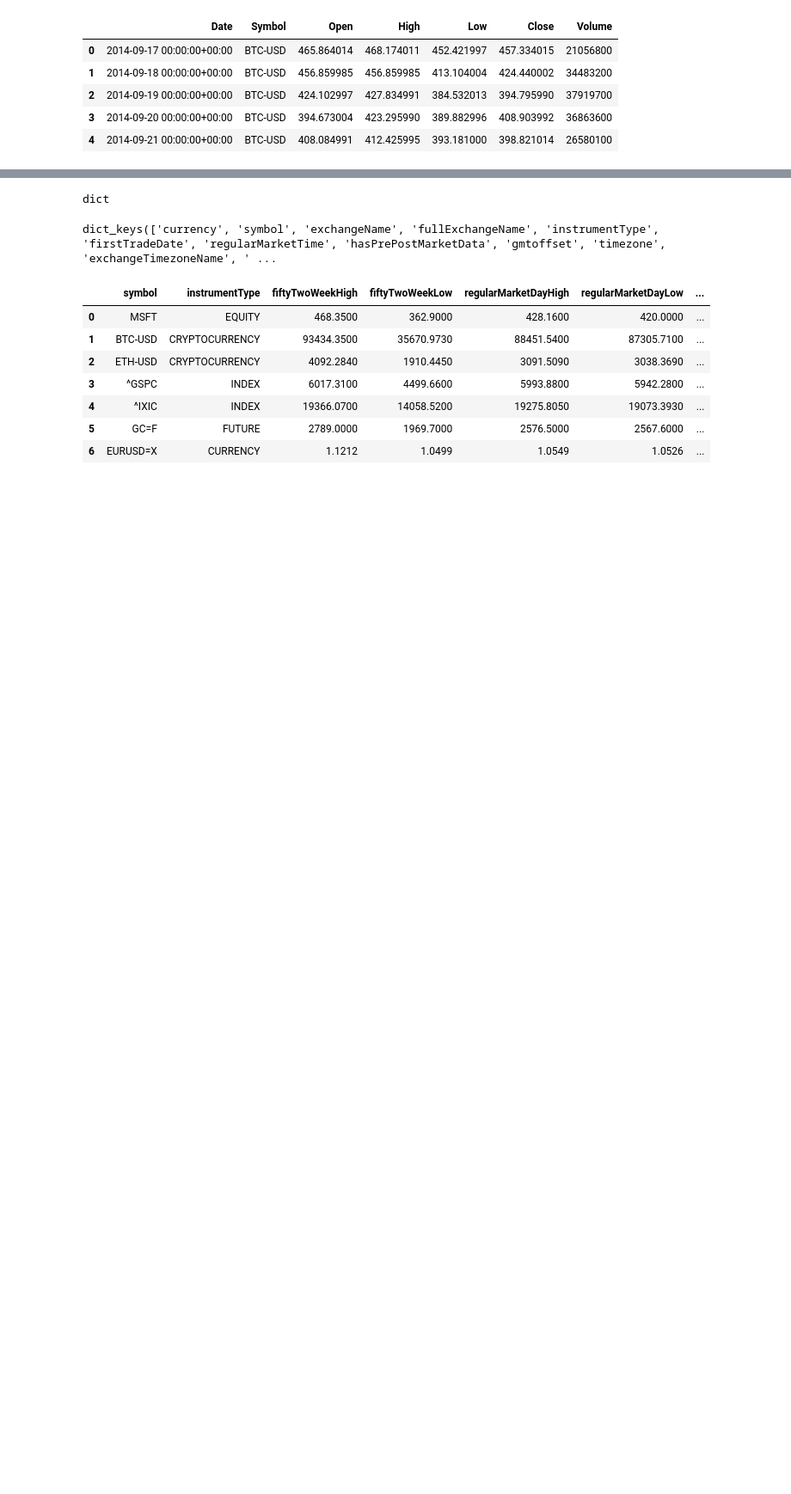
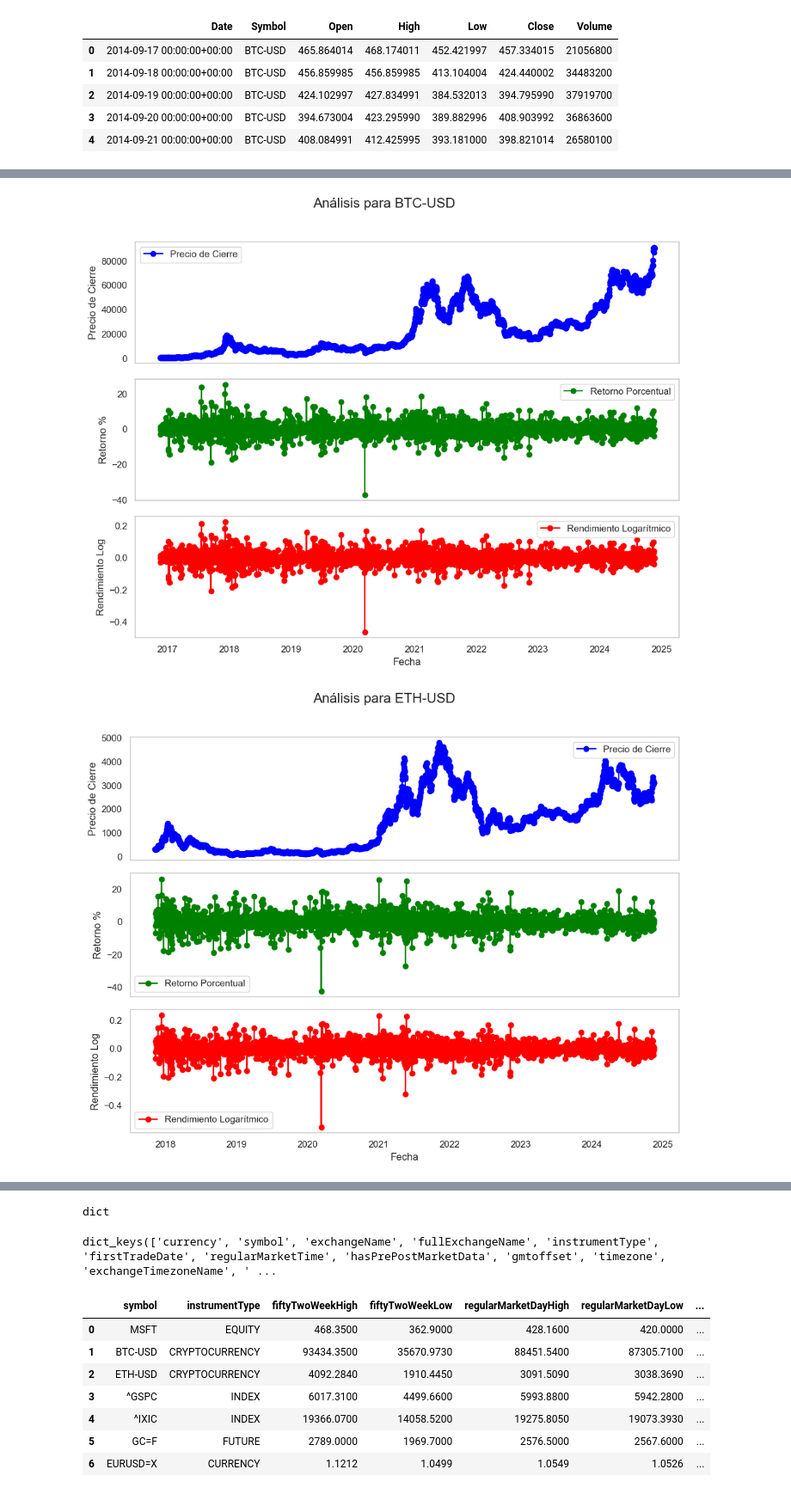
Before and after one commit to AndresR2909/eda_fuenes_datos_anteproyecto, a Jupyter notebook: eda_data_yahoo_finance_v2.ipynb, the cells around one changed output, grey strips where cells are left out. Shown at 86% size. Drawn from its saved outputs; the diff is of its cells as text; code cells hidden in the pictures; blank space fills up the shorter version.

```diff
--- a/eda_data_yahoo_finance_v2.ipynb
+++ b/eda_data_yahoo_finance_v2.ipynb
@@ -135,0 +146,43 @@ df_hist
+# %%
+import numpy as np
+import pandas as pd
+import matplotlib.pyplot as plt
+
+# Graficar por cada símbolo
+symbols = df_resultado['Symbol'].unique()
+
+years_ago = pd.Timestamp.today() - pd.DateOffset(years=8)
+df_hist_last_years = df_resultado[df_resultado.index >= years_ago]
+
+for symbol in symbols:
+    data_symbol = df_hist_last_years[df_hist_last_years['Symbol'] == symbol]
+
+    # Crear figura y ejes
+    fig, axes = plt.subplots(3, 1, figsize=(10, 8), sharex=True)
+    fig.suptitle(f'Análisis para {symbol}', fontsize=16)
+
+    # Precio de cierre
+    axes[0].plot(data_symbol.index, data_symbol['Close'], marker='o', label='Precio de Cierre', color='blue')
+    axes[0].set_ylabel('Precio de Cierre')
+    axes[0].legend()
+    axes[0].grid()
+
+    # Retorno porcentual
+    axes[1].plot(data_symbol.index, data_symbol['Retorno_Porcentual'], marker='o', label='Retorno Porcentual', color='green')
+    axes[1].set_ylabel('Retorno %')
+    axes[1].legend()
+    axes[1].grid()
+
+    # Rendimiento logarítmico
+    axes[2].plot(data_symbol.index, data_symbol['Rendimiento_Log'], marker='o', label='Rendimiento Logarítmico', color='red')
+    axes[2].set_ylabel('Rendimiento Log')
+    axes[2].set_xlabel('Fecha')
+    axes[2].legend()
+    axes[2].grid()
+
+    # Mostrar gráfico
+    plt.tight_layout(rect=[0, 0, 1, 0.96])
+    plt.show()
+# %% [output]
+[figure, added]
+[figure, added]
```
Also changed, not shown: parts of 18 cells of this notebook, 3 other files.
